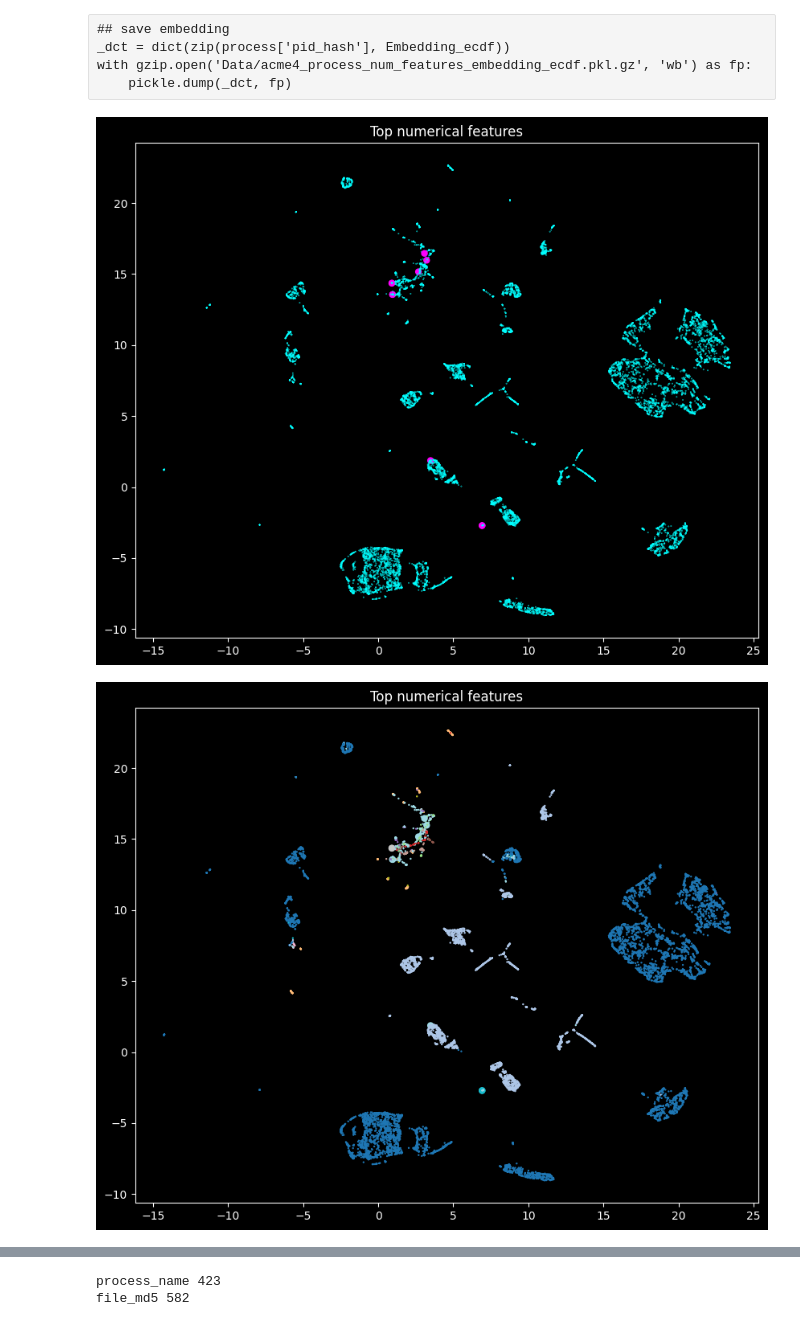
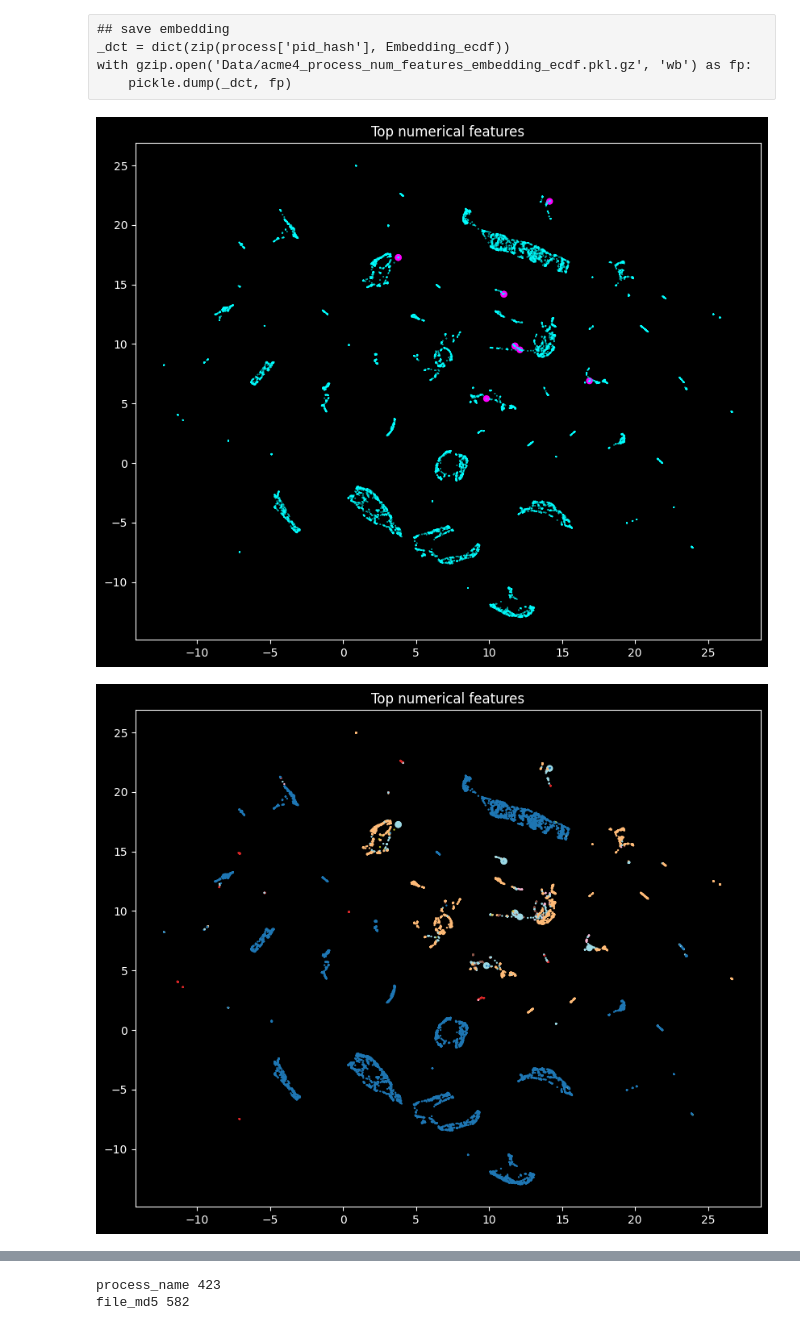
Before and after one commit to llnl/Wintap-Analytics, a Jupyter notebook: 2025-acme4-explore/process_embedding.ipynb, the cells around one changed output, grey strips where cells are left out. Cells and saved outputs as stored; diff of their text form; code cells hidden in the pictures.

Commit message:
add weighted manhattan

```diff
--- a/2025-acme4-explore/process_embedding.ipynb
+++ b/2025-acme4-explore/process_embedding.ipynb
@@ -271,3 +261,28 @@ embedding = reducer.fit_transform(D)
+# %%
+import numba
+import umap
+
+sample = 10000 ## this is very slow - only show part of the data
+D = Embedding_ecdf[:sample]
+# reducer = umap.UMAP(n_neighbors=15, metric='manhattan')
+# embedding = reducer.fit_transform(D)
+
+w = forest_importances[top_num_features]
+w = np.array(w)/sum(w)
+
+@numba.njit()
+def weighted_manhattan(a, b):
+    total = 0.0
+    for i in range(a.shape[0]):
+        total += w[i] * ( np.abs(a[i] - b[i]) )
+    return total
+
+reducer = umap.UMAP(
+    n_neighbors=15,
+    metric=weighted_manhattan,
+)
+
+embedding = reducer.fit_transform(D)
 # %%
 # plot it - color w.r.t. response variable (bad/nonbad)
 C = y[:sample]
@@ -278,19 +293,20 @@ plt.scatter(embedding[:, 0], embedding[:, 1], s=S, c=C, cmap='cool' )
 plt.title('Top numerical features')
 plt.show()
 # %% [output]
-[figure, old version]
+[figure, new version]
 # %%
 ## color w.r.t. root process name
-_dct = {v:k for k,v in enumerate([x[0] for x in Counter(process.process_name).most_common(12)])}
-C = [_dct.get(i, 12) for i in process['process_name'][:sample]]
+nc = 6
+_dct = {v:k for k,v in enumerate([x[0] for x in Counter(process.process_name).most_common(6)])}
+C = [_dct.get(i, 6) for i in process['process_name'][:sample]]
 S = .5 + 25*y[:sample]
 plt.style.use('dark_background')
 plt.figure(figsize=(10,8))
 plt.scatter(embedding[:, 0], embedding[:, 1], s=S, c=C, cmap='tab20' )
 plt.title('Top numerical features')
 #plt.savefig('embedding.png')
 plt.show()
 plt.style.use('default')
 # %% [output]
-[figure, old version]
+[figure, new version]
 # %% [markdown]
```
Also changed, not shown: parts of 10 cells of this notebook, 3 other files.
